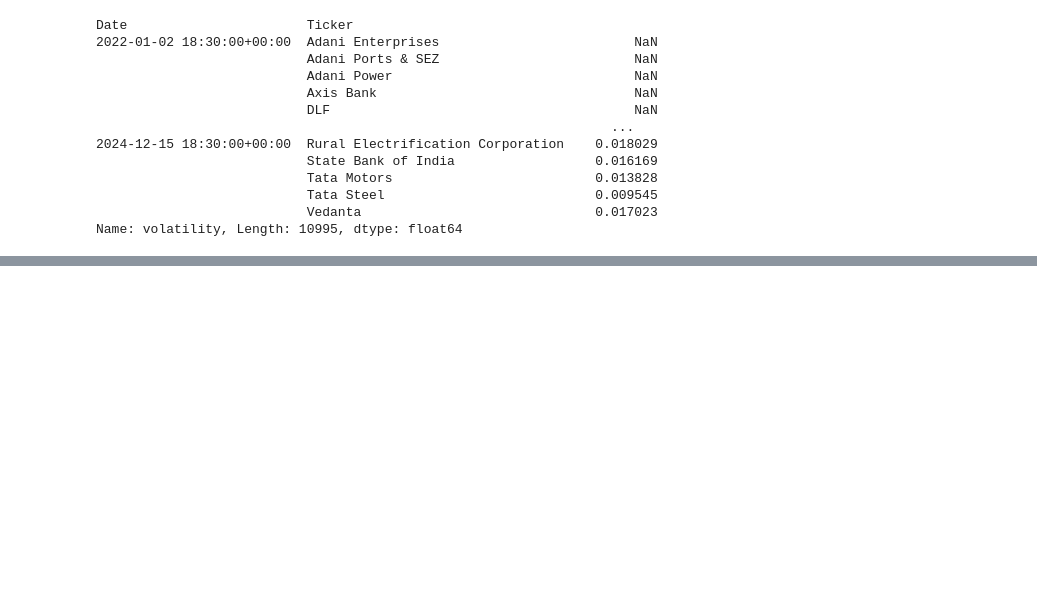
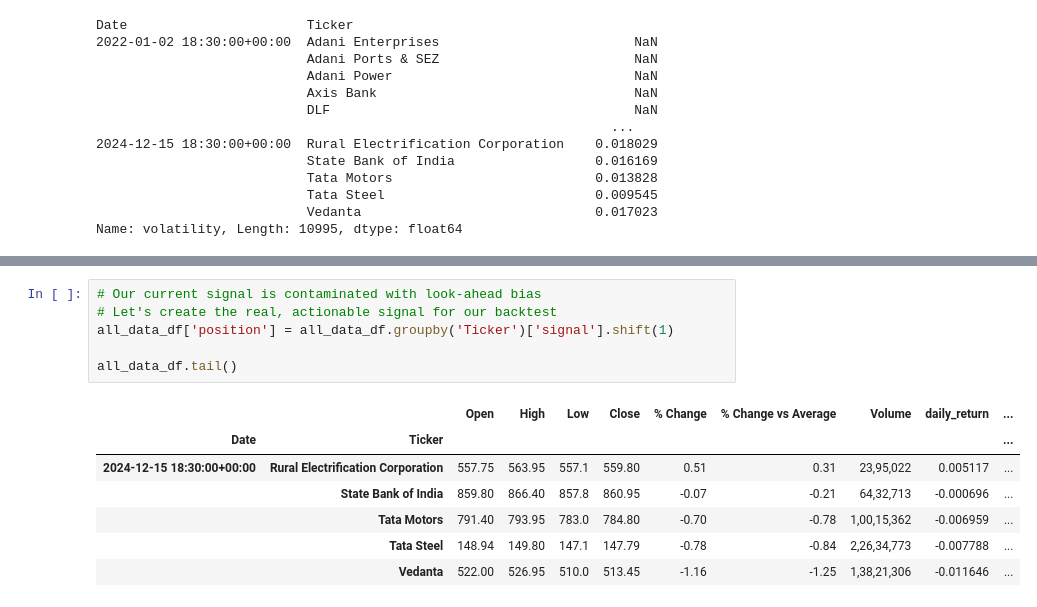
Before and after one commit to gitKrishh/StockSense, a Jupyter notebook: notebooks/01_data_exploration.ipynb, the cells around one changed output, grey strips where cells are left out. Cells and saved outputs as stored; diff of their text form; blank space fills up the shorter version.

```diff
--- a/notebooks/01_data_exploration.ipynb
+++ b/notebooks/01_data_exploration.ipynb
@@ -131,0 +204,14 @@ Name: volatility, Length: 10995, dtype: float64
+# %%
+# Our current signal is contaminated with look-ahead bias
+# Let's create the real, actionable signal for our backtest
+all_data_df['position'] = all_data_df.groupby('Ticker')['signal'].shift(1)
+
+all_data_df.tail()
+# %% [output]
+|  |  | Open | High | Low | Close | % Change | % Change vs Average | Volume | daily_return | ... |
+| Date | Ticker |  |  |  |  |  |  |  |  | ... |
+| 2024-12-15 18:30:00+00:00 | Rural Electrification Corporation | 557.75 | 563.95 | 557.1 | 559.80 | 0.51 | 0.31 | 23,95,022 | 0.005117 | ... |
+|  | State Bank of India | 859.80 | 866.40 | 857.8 | 860.95 | -0.07 | -0.21 | 64,32,713 | -0.000696 | ... |
+|  | Tata Motors | 791.40 | 793.95 | 783.0 | 784.80 | -0.70 | -0.78 | 1,00,15,362 | -0.006959 | ... |
+|  | Tata Steel | 148.94 | 149.80 | 147.1 | 147.79 | -0.78 | -0.84 | 2,26,34,773 | -0.007788 | ... |
+|  | Vedanta | 522.00 | 526.95 | 510.0 | 513.45 | -1.16 | -1.25 | 1,38,21,306 | -0.011646 | ... |
```
Also changed, not shown: parts of 7 cells of this notebook.
